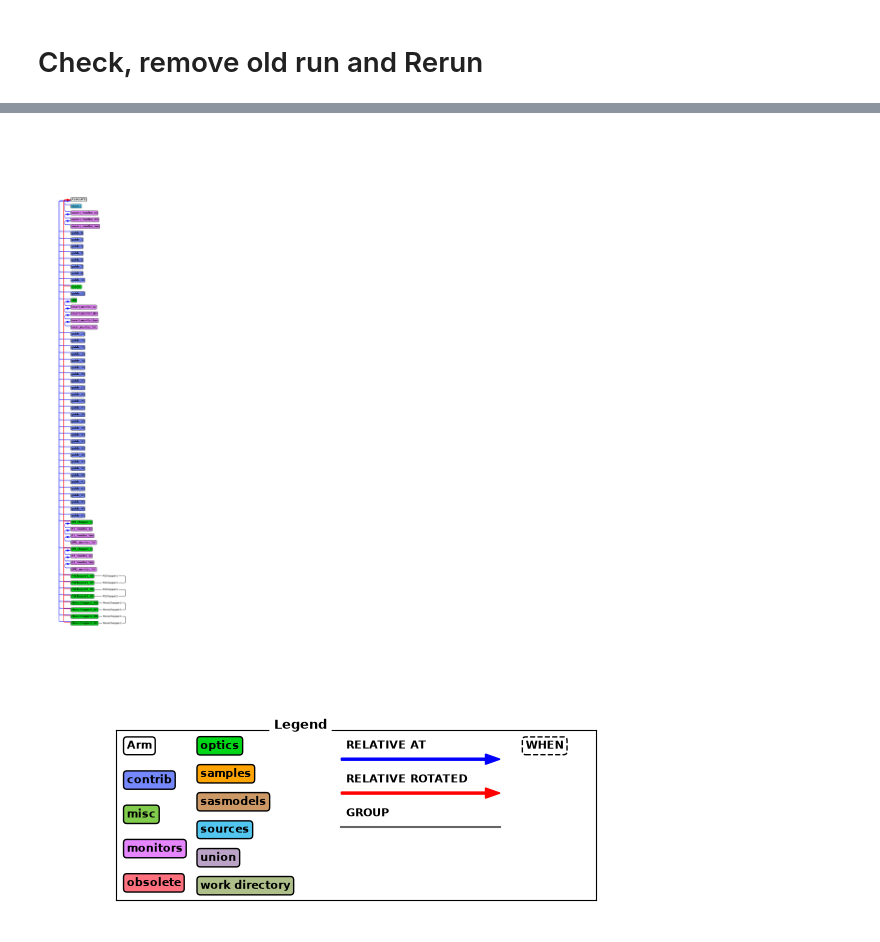
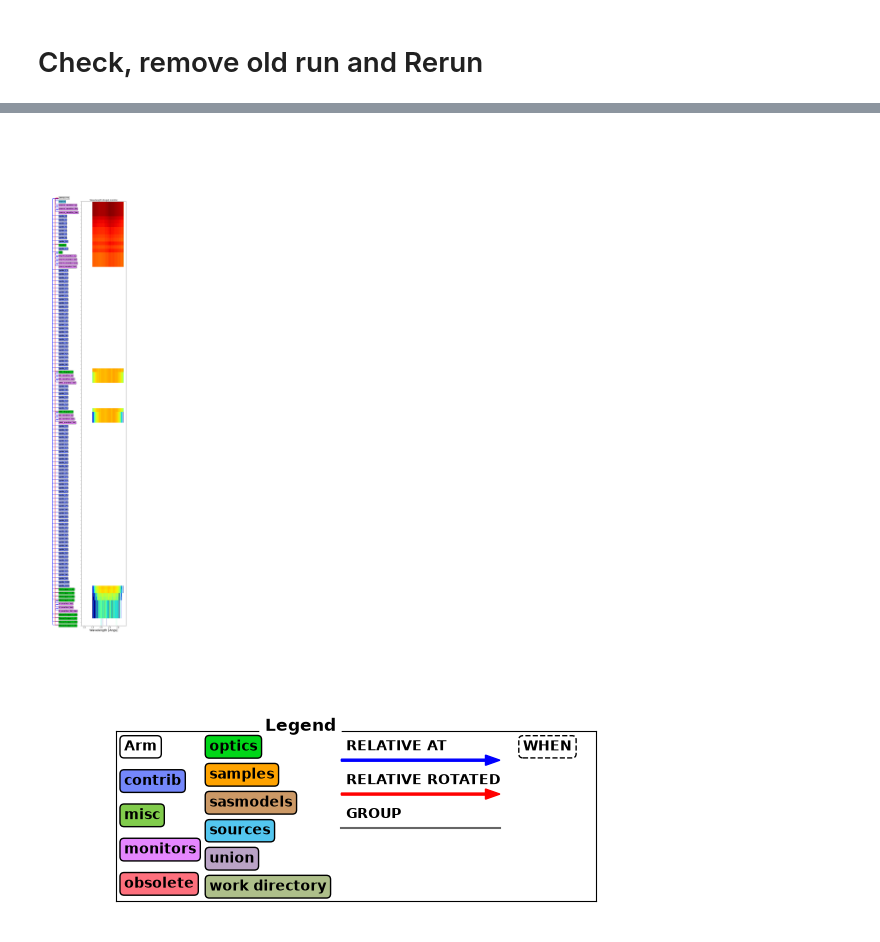
Before and after one commit to bingli621/md_norm, a Jupyter notebook: instrument/trex.ipynb, the cells around one changed output, grey strips where cells are left out. Drawn from its saved outputs; the diff is of its cells as text; code cells hidden in the pictures.

Commit message:
WIP TRex Mcstas

```diff
--- a/instrument/trex.ipynb
+++ b/instrument/trex.ipynb
@@ -389,7 +391,7 @@ insert monitors
 # %%
 # --------------------------------------------------------
 insert_monitor_xy = trex.add_component(
-    "insert_monitor_xy", "Monitor_nD", AT=[0, 0, 1e-4], RELATIVE="PREVIOUS"
+    "insert_monitor_xy", "Monitor_nD", AT=[0, 0, 1e-2], RELATIVE="PREVIOUS"
 )
 insert_monitor_xy.set_parameters(
     xwidth=0.06, yheight=0.046, restore_neutron=1, filename='"insert_monitor_xy.dat"'
@@ -400,7 +402,7 @@ insert_monitor_xy.options = (
 )
 # --------------------------------------------------------
 insert_monitor_div = trex.add_component(
-    "insert_monitor_div", "Monitor_nD", AT=[0, 0, 1e-4], RELATIVE="PREVIOUS"
+    "insert_monitor_div", "Monitor_nD", AT=[0, 0, 1e-2], RELATIVE="PREVIOUS"
 )
 insert_monitor_div.set_parameters(
     xwidth=0.06, yheight=0.046, restore_neutron=1, filename='"insert_monitor_div.dat"'
@@ -410,7 +412,7 @@ insert_monitor_div.options = (
 )
 # --------------------------------------------------------
 insert_monitor_lam = trex.add_component(
-    "insert_monitor_lam", "Monitor_nD", AT=[0, 0, 1e-4], RELATIVE="PREVIOUS"
+    "insert_monitor_lam", "Monitor_nD", AT=[0, 0, 1e-2], RELATIVE="PREVIOUS"
 )
 insert_monitor_lam.set_parameters(
     xwidth=0.06, yheight=0.046, restore_neutron=1, filename='"insert_monitor_lam.dat"'
@@ -418,7 +420,7 @@ insert_monitor_lam.set_parameters(
 insert_monitor_lam.options = '"lambda limits [0.5:7.0] bins = 130"'
 # --------------------------------------------------------
 inset_monitor_ToF = trex.add_component(
-    "inset_monitor_ToF", "Monitor_nD", AT=[0, 0, 1e-4], RELATIVE="PREVIOUS"
+    "inset_monitor_ToF", "Monitor_nD", AT=[0, 0, 1e-2], RELATIVE="PREVIOUS"
 )
 inset_monitor_ToF.set_parameters(
     xwidth=0.07, yheight=0.07, restore_neutron=1, filename='"inset_monitor_ToF.dat"'
@@ -767,6 +746,6 @@ TraitError: The 'position' trait of a PerspectiveCamera instance contains an IEE
 # %%
-# trex.show_diagram(variable="l", limits=[0.8, 3.5])
-trex.show_diagram(analysis=False)
+trex.show_diagram(variable="l", limits=[0.8, 3.5])
+# trex.show_diagram(analysis=False)
 # %% [output]
-[figure, old version]
+[figure, new version]
-[figure, old version]
+[figure, new version]
```
Also changed, not shown: parts of 4 cells of this notebook, 3 other files.
